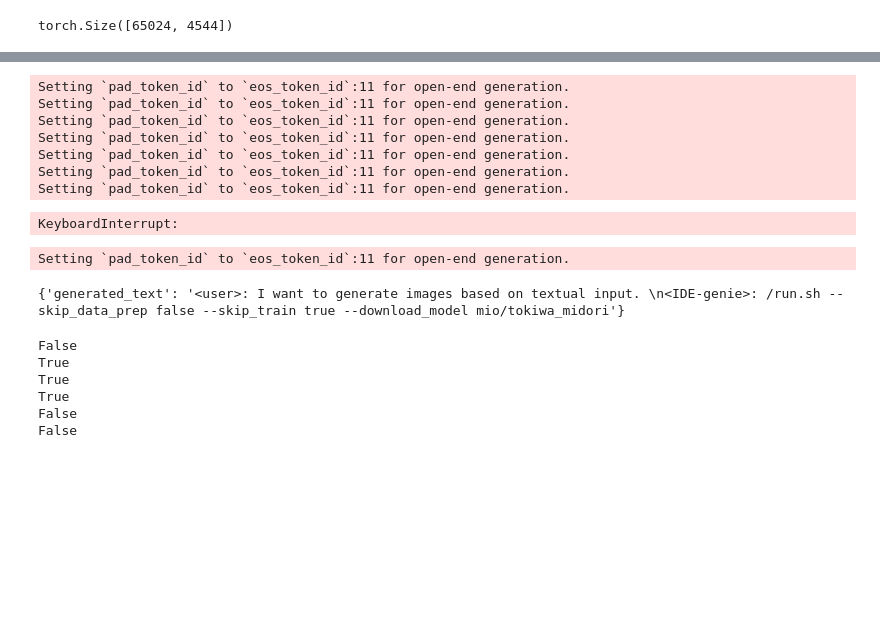
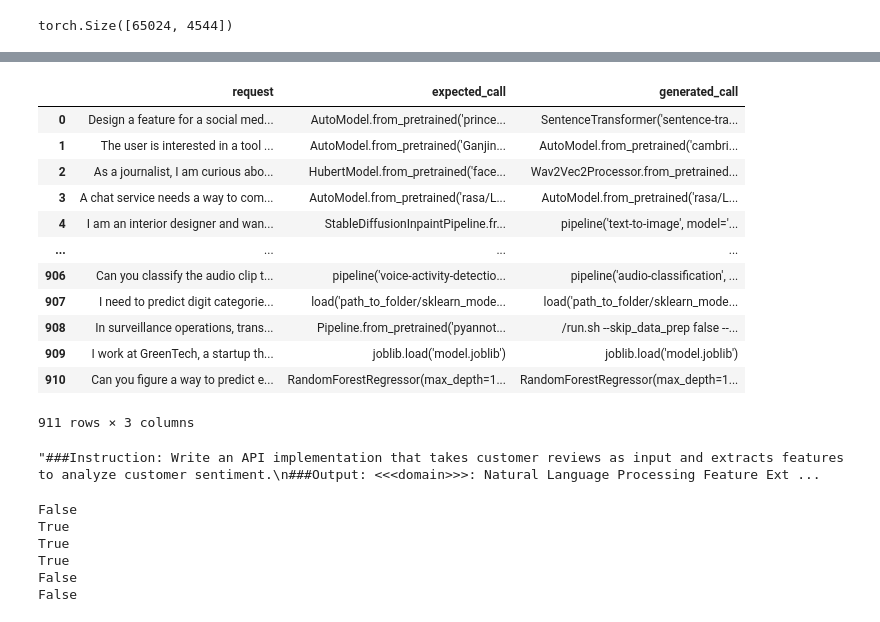
Before and after one commit to JetBrains-Research/ideformer, a Jupyter notebook: check_generations.ipynb, the cells around one changed output, grey strips where cells are left out. Drawn from its saved outputs; the diff is of its cells as text; code cells hidden in the pictures; blank space fills up the shorter version.

```diff
--- a/check_generations.ipynb
+++ b/check_generations.ipynb
@@ -139,39 +266,0 @@ apis_list = pd.read_json('/mnt/data/mart/gorilla/data/api/huggingface_api.jsonl'
-# %%
-generations = []
-for i, row in tqdm(eval_hf.iterrows()):
-    cur_gen = {}
-    req = re.findall(r'###.?Instruction: (.*)', row.code)[0]
-    cur_gen['request'] = req
-    cur_gen['expected_call'] = row.api_call
-    sequences = pipeline(f"<user>: {req} \n<IDE-genie>: ",
-                         max_length=256,
-                         do_sample=True,
-                         top_k=10,
-                         num_return_sequences=1,
-                         eos_token_id=tokenizer.eos_token_id,)
-    cur_gen['generated_call'] = re.findall(r'<<<api_call>>>: (.*)\n', sequences[0]['generated_text'])[0]
-    generations.append(cur_gen)
-# %% [output]
-Setting `pad_token_id` to `eos_token_id`:11 for open-end generation.
-Setting `pad_token_id` to `eos_token_id`:11 for open-end generation.
-Setting `pad_token_id` to `eos_token_id`:11 for open-end generation.
-Setting `pad_token_id` to `eos_token_id`:11 for open-end generation.
-Setting `pad_token_id` to `eos_token_id`:11 for open-end generation.
-Setting `pad_token_id` to `eos_token_id`:11 for open-end generation.
-Setting `pad_token_id` to `eos_token_id`:11 for open-end generation.
-KeyboardInterrupt:
-# %%
-req = 'I want to generate images based on textual input.'
-sequences = pipeline(f"<user>: {req} \n<IDE-genie>: ",
-                         max_length=256,
-                         do_sample=True,
-                         top_k=10,
-                         num_return_sequences=1,
-                         eos_token_id=tokenizer.eos_token_id,)
-sequences[0]
-# %% [output]
-Setting `pad_token_id` to `eos_token_id`:11 for open-end generation.
-# %%
-sequences[0]
-# %% [output]
-{'generated_text': '<user>: I want to generate images based on textual input. \n<IDE-genie>: /run.sh --skip_data_prep false --skip_train true --download_model mio/tokiwa_midori'}
@@ -204,3 +267,23 @@ def is_same_functionality(str_1, str_2):
+# %%
+prds
+# %% [output]
+|  | request | expected_call | generated_call |
+| 0 | Design a feature for a social med... | AutoModel.from_pretrained('prince... | SentenceTransformer('sentence-tra... |
+| 1 | The user is interested in a tool ... | AutoModel.from_pretrained('Ganjin... | AutoModel.from_pretrained('cambri... |
+| 2 | As a journalist, I am curious abo... | HubertModel.from_pretrained('face... | Wav2Vec2Processor.from_pretrained... |
+| 3 | A chat service needs a way to com... | AutoModel.from_pretrained('rasa/L... | AutoModel.from_pretrained('rasa/L... |
+| 4 | I am an interior designer and wan... | StableDiffusionInpaintPipeline.fr... | pipeline('text-to-image', model='... |
+| ... | ... | ... | ... |
+| 906 | Can you classify the audio clip t... | pipeline('voice-activity-detectio... | pipeline('audio-classification', ... |
+| 907 | I need to predict digit categorie... | load('path_to_folder/sklearn_mode... | load('path_to_folder/sklearn_mode... |
+| 908 | In surveillance operations, trans... | Pipeline.from_pretrained('pyannot... | /run.sh --skip_data_prep false --... |
+| 909 | I work at GreenTech, a startup th... | joblib.load('model.joblib') | joblib.load('model.joblib') |
+| 910 | Can you figure a way to predict e... | RandomForestRegressor(max_depth=1... | RandomForestRegressor(max_depth=1... |
+911 rows × 3 columns
+# %%
+trnds.iloc[0].code
+# %% [output]
+"###Instruction: Write an API implementation that takes customer reviews as input and extracts features to analyze customer sentiment.\n###Output: <<<domain>>>: Natural Language Processing Feature Ext ...
 # %%
 for gen in generations:
     print(is_same_function(gen['expected_call'], gen['generated_call']))
```
Also changed, not shown: parts of 20 cells of this notebook, 6 other files.
